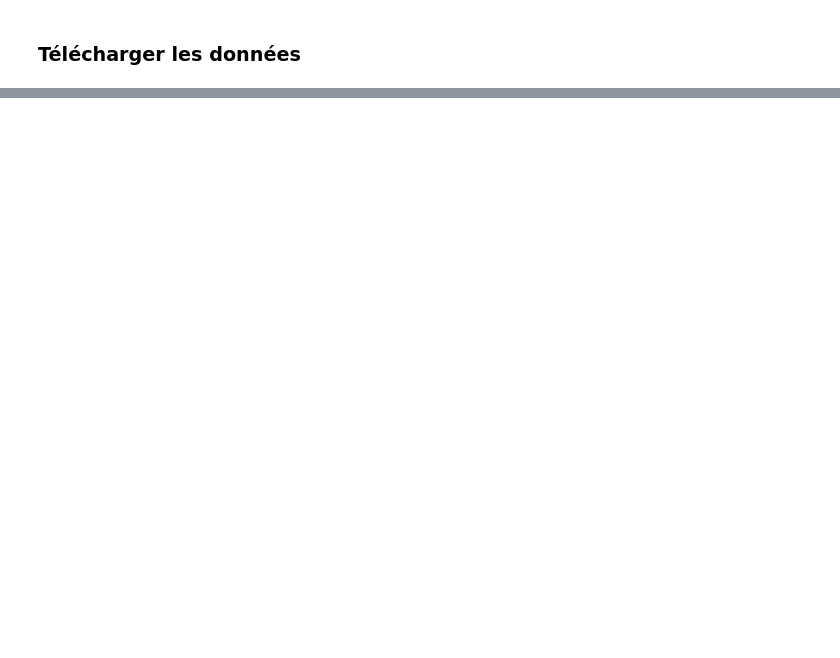
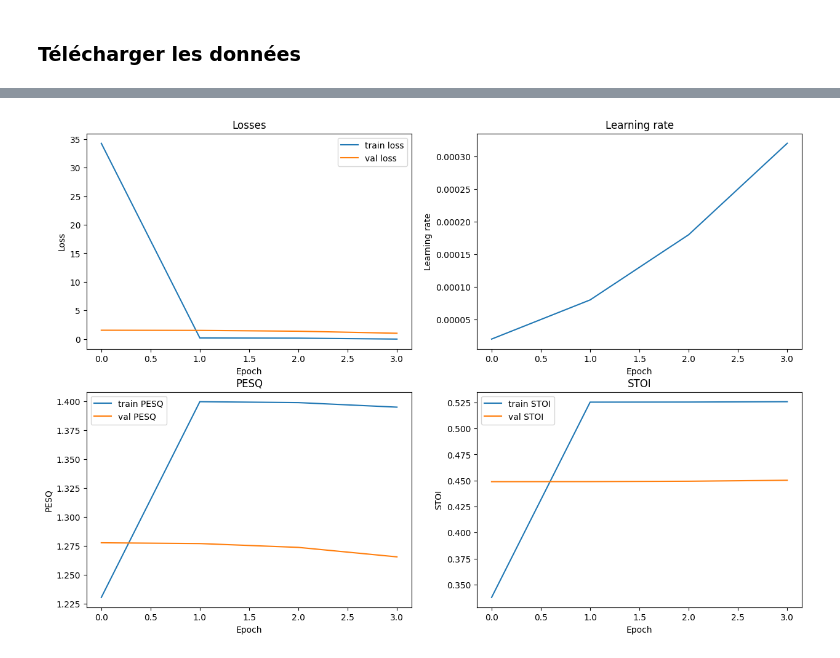
Before and after one commit to killian31/mva_dlts_24_denoising, a Jupyter notebook: Notebook - KS FS - Denoising.ipynb, the cells around one changed output, grey strips where cells are left out. Cells and saved outputs as stored; diff of their text form; code cells hidden in the pictures; blank space fills up the shorter version.

Commit message:
conv_tasnet and training pipeline

```diff
--- a/Notebook - KS FS - Denoising.ipynb
+++ b/Notebook - KS FS - Denoising.ipynb
@@ -214,0 +302,8 @@ print(stoi_value)
+# %%
+input_sample = next(iter(train_loader))
+denoising_sample = input_sample['denoising']
+voice_origin_sample = input_sample['voice_origin']
+sample_rate = input_sample['sample_rate']
+output_sample = conv_tasnet(denoising_sample)
+print(f"The output is a list of {len(output_sample)} sources, as specified with num_spk={len(output_sample)} in the ConvTasNet model.")
+source_1 = output_sample[0]
@@ -214,0 +320,13 @@ print(stoi_value)
+# %%
+pesq_score = pesq_batch(sample_rate, voice_origin_sample.detach().numpy(), source_2.unsqueeze(0).detach().numpy(), mode='nb')
+pesq_perfect = pesq_batch(sample_rate, voice_origin_sample.detach().numpy(), voice_origin_sample.detach().numpy(), mode='nb')
+stoi_score = stoi_batch(source_2.unsqueeze(0).detach().numpy(), voice_origin_sample.detach().numpy(), int(sample_rate))
+stoi_perfect = stoi_batch(voice_origin_sample.detach().numpy(), voice_origin_sample.detach().numpy(), int(sample_rate))
+loss = si_snr_loss(output_sample, input_sample)
+loss_perfect = si_snr_loss(voice_origin_sample, input_sample)
+print(f"SI-SNR loss: {loss}")
+print(f"SI-SNR loss for perfect reconstruction: {loss_perfect}")
+print(f"PESQ score: {pesq_score}")
+print(f"PESQ score for perfect reconstruction: {pesq_perfect}")
+print(f"STOI score: {stoi_score}")
+print(f"STOI score for perfect reconstruction: {stoi_perfect}")
@@ -398,0 +592,17 @@ conv_tasnet = ConvTasNet(
+# %%
+train_losses, val_losses, train_pesqs, val_pesqs, train_stois, val_stois, learning_rates = train(
+    model,
+    train_loader,
+    test_loader,
+    device,
+    optimizer,
+    criterion,
+    save_to,
+    num_epochs=num_epochs,
+    base_lr=base_lr,
+    warmup=warmup,
+    warmup_iters=warmup_iters,
+    plateau=plateau,
+    lr_patience=lr_patience,
+    lr_factor=lr_factor
+)
@@ -398,0 +624,4 @@ conv_tasnet = ConvTasNet(
+# %%
+plot_results(train_losses, val_losses, train_pesqs, val_pesqs, train_stois, val_stois, learning_rates)
+# %% [output]
+[figure, added]
```
Also changed, not shown: parts of 28 cells of this notebook, 2 other files.
